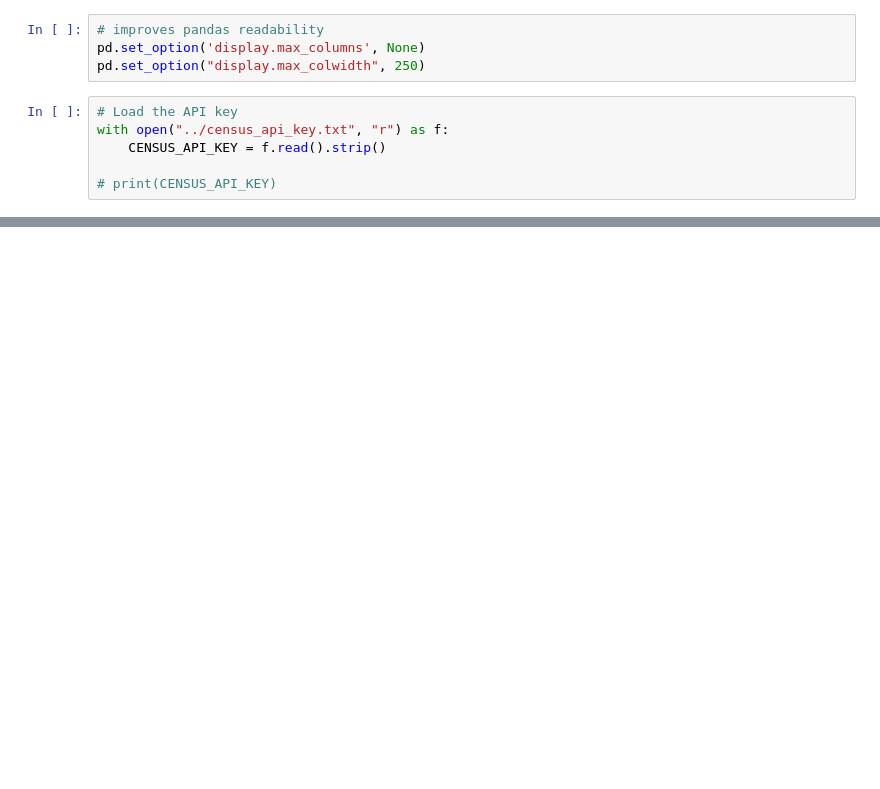
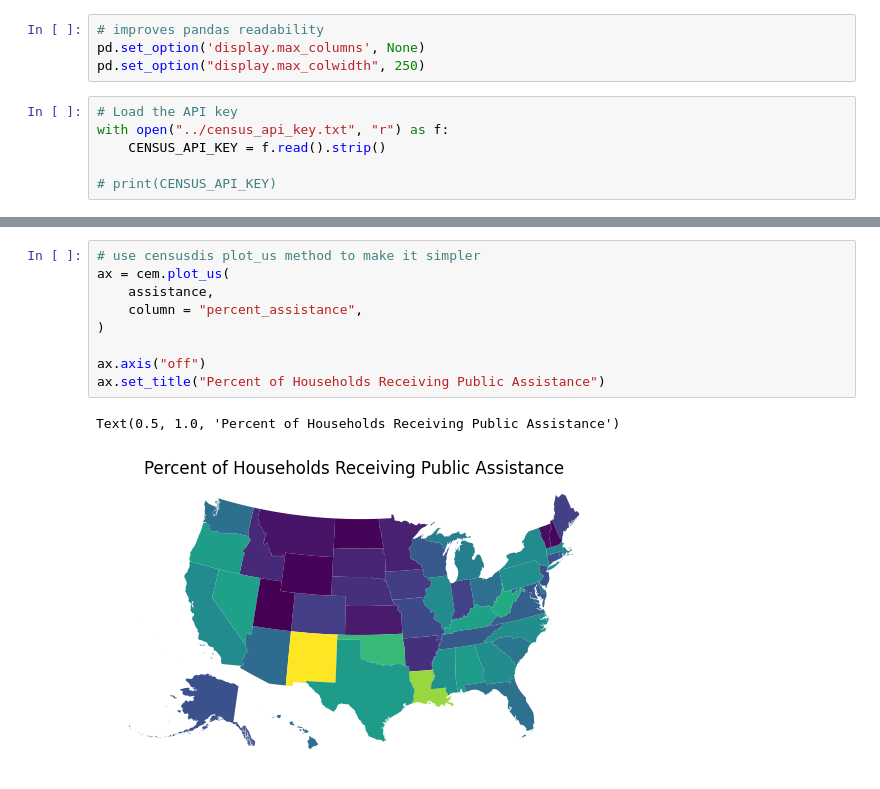
Before and after one commit to scottpham/NICAR25-CensusDIS-how-to, a Jupyter notebook: completed_notebooks/2_finding_tables.ipynb, the cells around one changed output, grey strips where cells are left out. Cells and saved outputs as stored; diff of their text form; blank space fills up the shorter version.

```diff
--- a/completed_notebooks/2_finding_tables.ipynb
+++ b/completed_notebooks/2_finding_tables.ipynb
@@ -175 +191,13 @@ assistance.plot(
+# %%
+# use censusdis plot_us method to make it simpler
+ax = cem.plot_us(
+    assistance,
+    column = "percent_assistance",
+)
+
+ax.axis("off")
+ax.set_title("Percent of Households Receiving Public Assistance")
+# %% [output]
+Text(0.5, 1.0, 'Percent of Households Receiving Public Assistance')
+[figure, added]
 # %%
```
Also changed, not shown: parts of 23 cells of this notebook, 1 other file.
